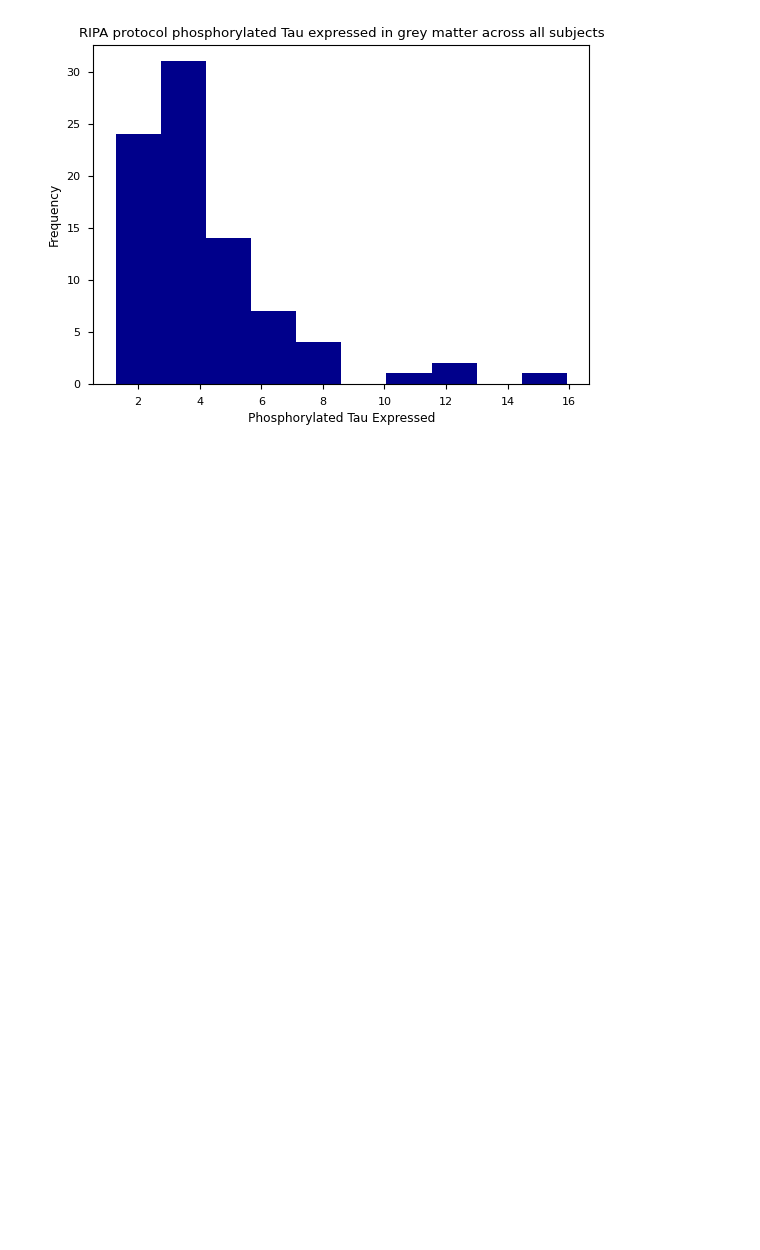
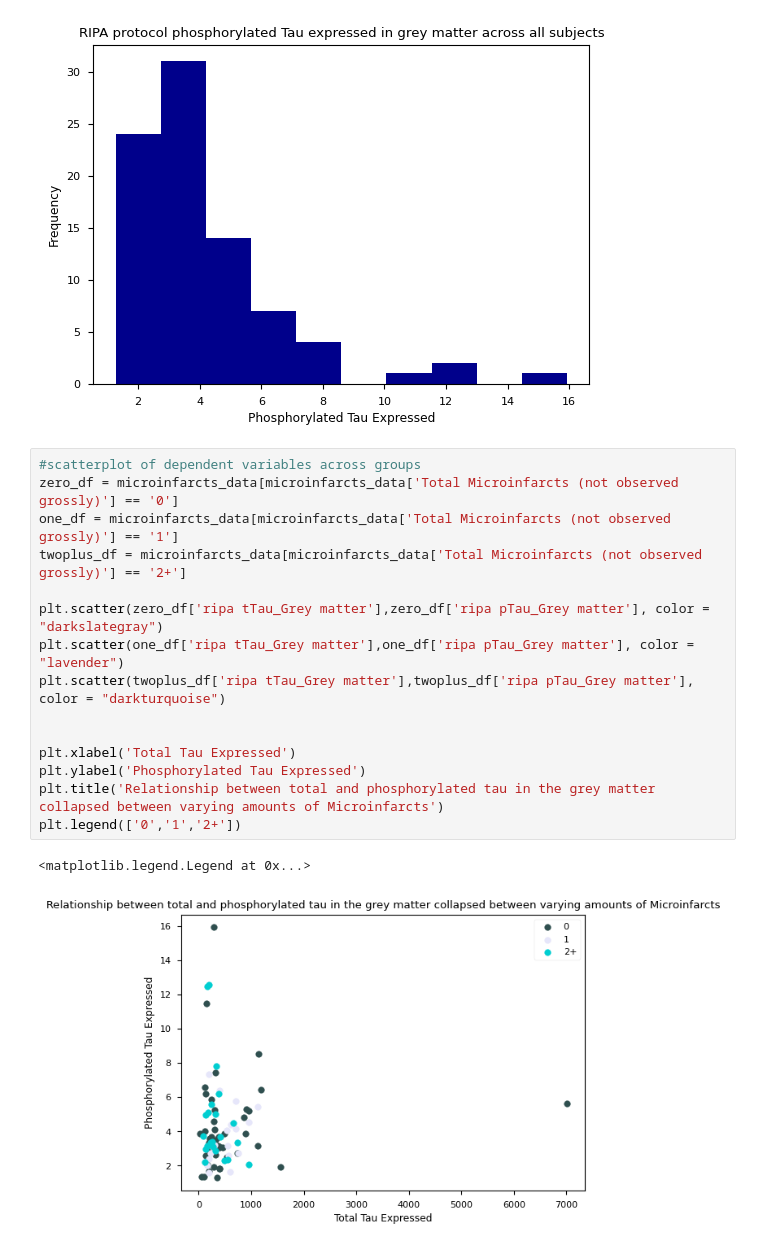
Before and after one commit to amandafriedmann/NEUR-Data-Analysis, a Jupyter notebook: FINAL_PROJECT_WORK.ipynb, the cells around one changed output. Cells and saved outputs as stored; diff of their text form; blank space fills up the shorter version.

```diff
--- a/FINAL_PROJECT_WORK.ipynb
+++ b/FINAL_PROJECT_WORK.ipynb
@@ -133,3 +133,21 @@ plt.ylabel('Frequency')
 # %% [output]
 Text(0, 0.5, 'Frequency')
 [figure]
+# %%
+#scatterplot of dependent variables across groups
+zero_df = microinfarcts_data[microinfarcts_data['Total Microinfarcts (not observed grossly)'] == '0']
+one_df = microinfarcts_data[microinfarcts_data['Total Microinfarcts (not observed grossly)'] == '1']
+twoplus_df = microinfarcts_data[microinfarcts_data['Total Microinfarcts (not observed grossly)'] == '2+']
+
+plt.scatter(zero_df['ripa tTau_Grey matter'],zero_df['ripa pTau_Grey matter'], color = "darkslategray")
+plt.scatter(one_df['ripa tTau_Grey matter'],one_df['ripa pTau_Grey matter'], color = "lavender")
+plt.scatter(twoplus_df['ripa tTau_Grey matter'],twoplus_df['ripa pTau_Grey matter'], color = "darkturquoise")
+
+
+plt.xlabel('Total Tau Expressed')
+plt.ylabel('Phosphorylated Tau Expressed')
+plt.title('Relationship between total and phosphorylated tau in the grey matter collapsed between varying amounts of Microinfarcts')
+plt.legend(['0','1','2+'])
+# %% [output]
+<matplotlib.legend.Legend at 0x...>
+[figure, added]
```
